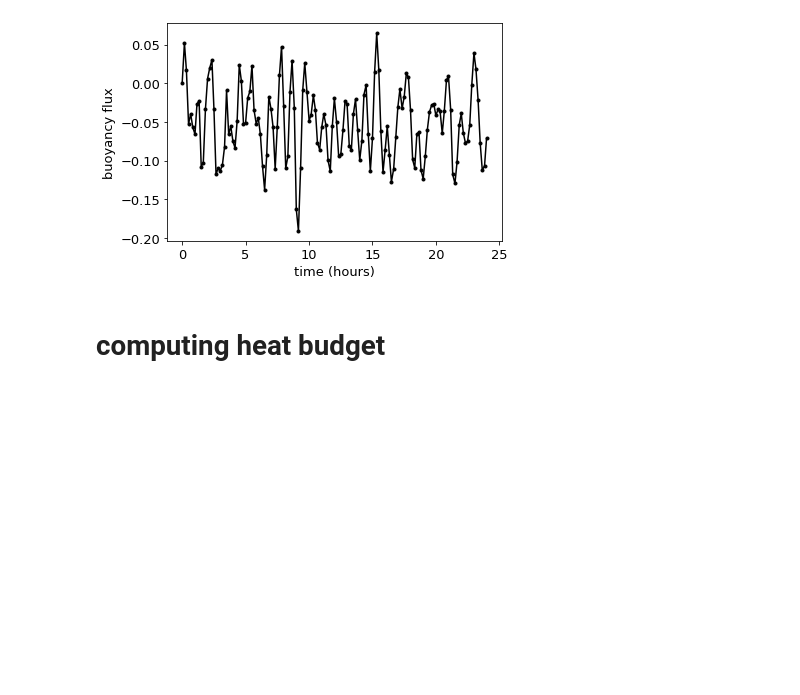
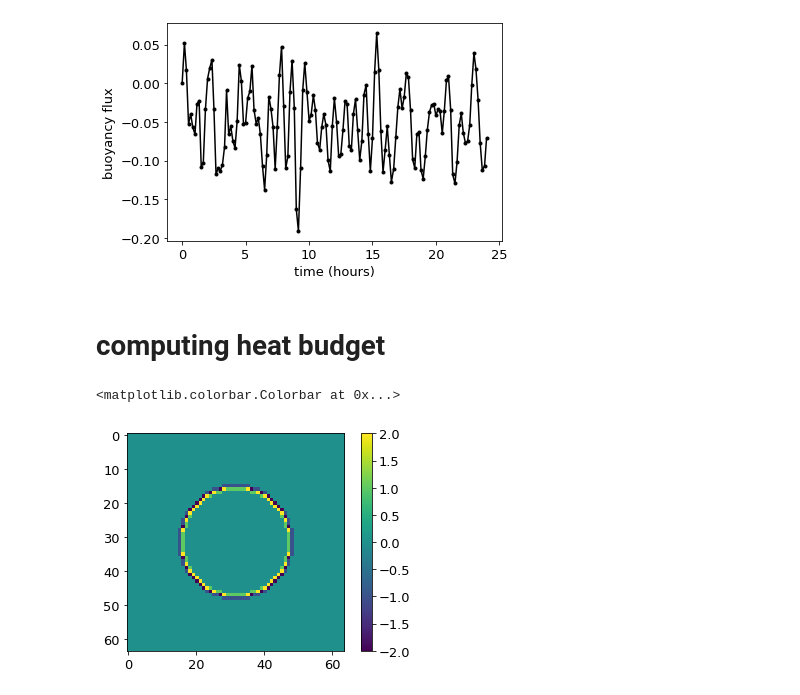
Before and after one commit to cpierard/Nyles, a Jupyter notebook: notebooks/Untitled.ipynb, the cells around one changed output. Drawn from its saved outputs; the diff is of its cells as text; code cells hidden in the pictures; blank space fills up the shorter version.

```diff
--- a/notebooks/Untitled.ipynb
+++ b/notebooks/Untitled.ipynb
@@ -131,0 +137,6 @@ lat_ring = ma.masked_array(lateral, mask.mask).sum()
+# %%
+plt.imshow(mask_lap)
+plt.colorbar()
+# %% [output]
+<matplotlib.colorbar.Colorbar at 0x...>
+[figure, added]
```
Also changed, not shown: parts of 9 cells of this notebook, 4 other files.
